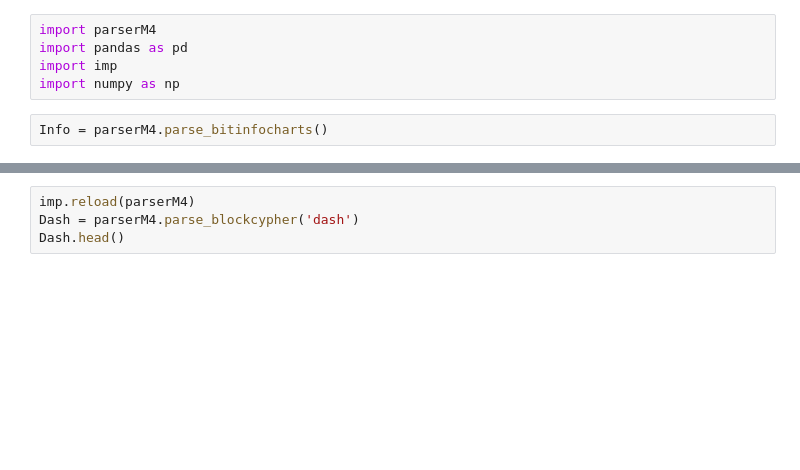
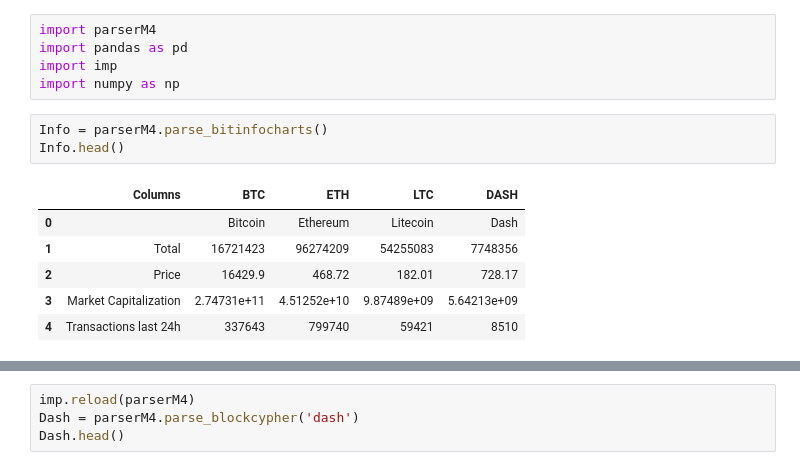
Before and after one commit to alexattia/Math4Business, a Jupyter notebook: Model_Score.ipynb, the cells around one changed output, grey strips where cells are left out. Saved outputs shown, nothing was run; the diff lists cells and outputs as text; blank space fills up the shorter version.

```diff
--- a/Model_Score.ipynb
+++ b/Model_Score.ipynb
@@ -5,6 +5,14 @@ import imp
 import numpy as np
 # %%
 Info = parserM4.parse_bitinfocharts()
+Info.head()
+# %% [output]
+|  | Columns | BTC | ETH | LTC | DASH |
+| 0 |  | Bitcoin | Ethereum | Litecoin | Dash |
+| 1 | Total | 16721423 | 96274209 | 54255083 | 7748356 |
+| 2 | Price | 16429.9 | 468.72 | 182.01 | 728.17 |
+| 3 | Market Capitalization | 2.74731e+11 | 4.51252e+10 | 9.87489e+09 | 5.64213e+09 |
+| 4 | Transactions last 24h | 337643 | 799740 | 59421 | 8510 |
 # %%
 imp.reload(parserM4)
 Bitcoin = parserM4.parse_btc()
```
Also changed, not shown: parts of 12 cells of this notebook, 1 other file.
